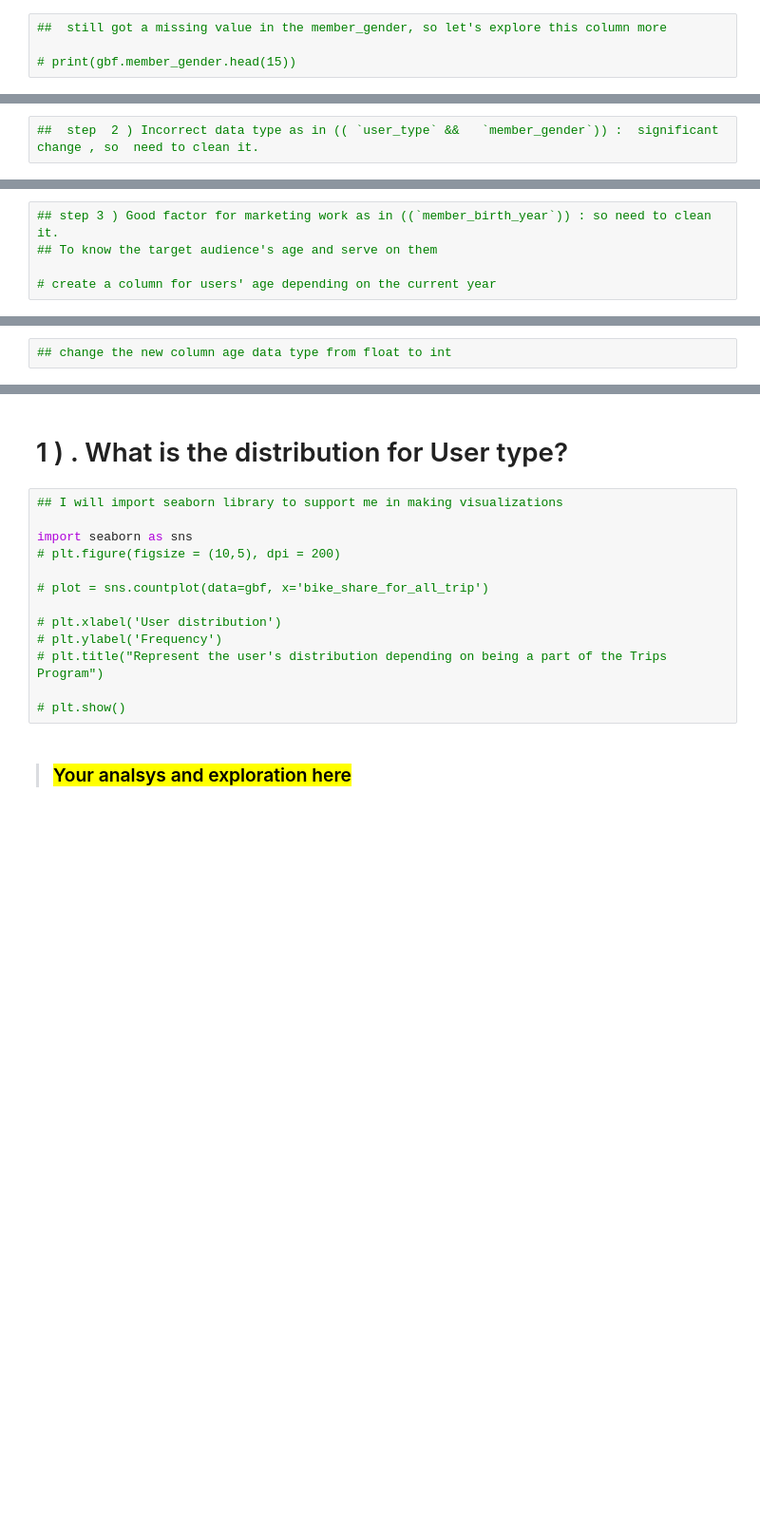
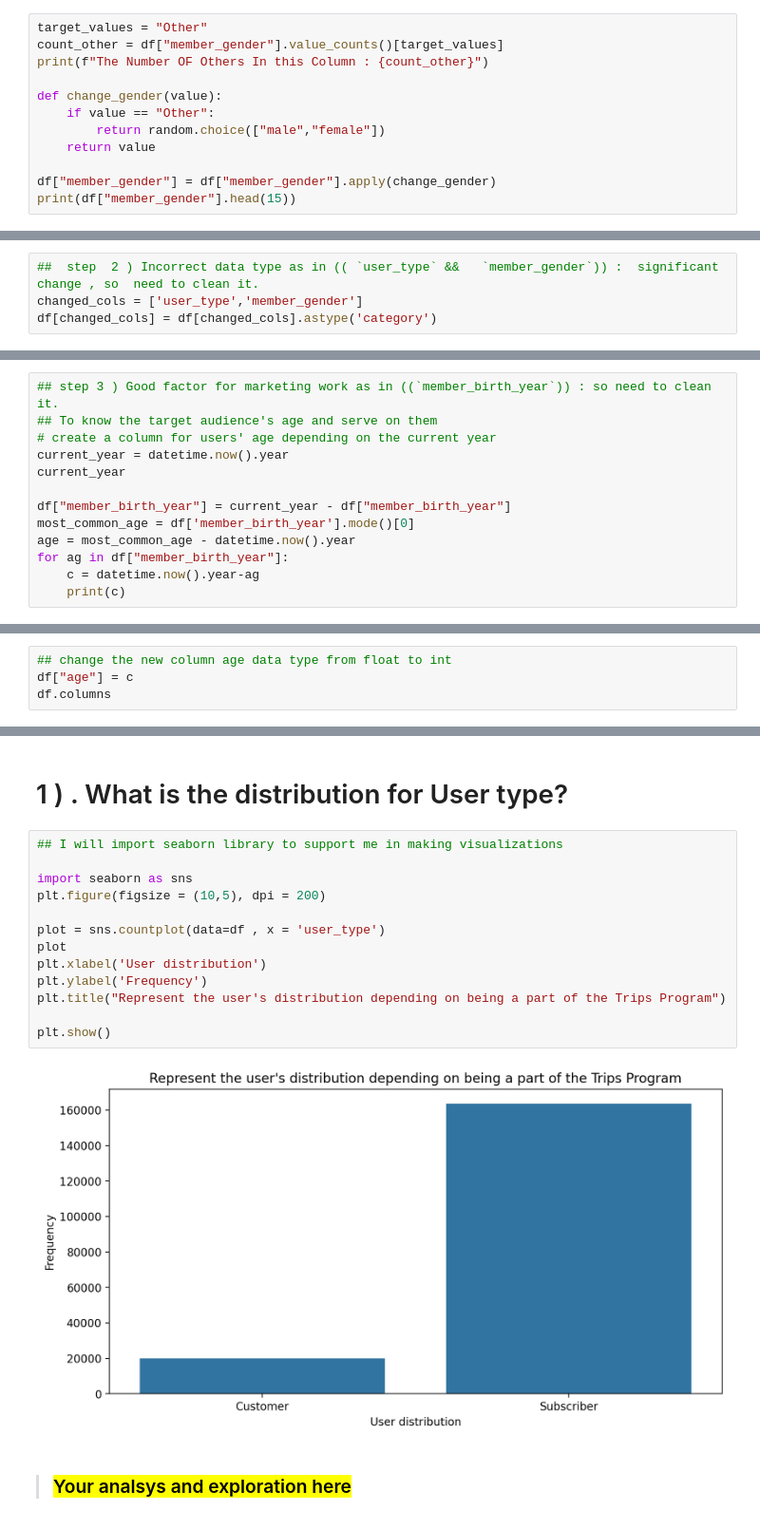
Before and after one commit to Mohamed-Abdallah01/Machine_Learning_AMIT_Course_24, a Jupyter notebook: Matrials/PythonForML/Projects/final_project/datasciece-Final-Project.ipynb, the cells around one changed output, grey strips where cells are left out. Shown at 95% size. Saved outputs shown, nothing was run; the diff lists cells and outputs as text; blank space fills up the shorter version.

```diff
--- a/Matrials/PythonForML/Projects/final_project/datasciece-Final-Project.ipynb
+++ b/Matrials/PythonForML/Projects/final_project/datasciece-Final-Project.ipynb
@@ -288,4 +348,12 @@ memory usage: 22.4+ MB
 # %%
-##  still got a missing value in the member_gender, so let's explore this column more
+target_values = "Other"
+count_other = df["member_gender"].value_counts()[target_values]
+print(f"The Number OF Others In this Column : {count_other}")
 
-# print(gbf.member_gender.head(15))
+def change_gender(value):
+    if value == "Other":
+        return random.choice(["male","female"])
+    return value
+
+df["member_gender"] = df["member_gender"].apply(change_gender)
+print(df["member_gender"].head(15))
@@ -327,5 +466,7 @@ memory usage: 22.4+ MB
 > 3 ) **Good factor** for marketing work as in ((`member_birth_year`)) : so I need to clean it.
 # %%
 ##  step  2 ) Incorrect data type as in (( `user_type` &&	`member_gender`)) :  significant change , so  need to clean it.
+changed_cols = ['user_type','member_gender']
+df[changed_cols] = df[changed_cols].astype('category')
 # %%
 ## check your work
@@ -332,5 +481,13 @@ memory usage: 22.4+ MB
 # %%
 ## step 3 ) Good factor for marketing work as in ((`member_birth_year`)) : so need to clean it.
 ## To know the target audience's age and serve on them
+# create a column for users' age depending on the current year
+current_year = datetime.now().year
+current_year
 
-# create a column for users' age depending on the current year
+df["member_birth_year"] = current_year - df["member_birth_year"]
+most_common_age = df['member_birth_year'].mode()[0]
+age = most_common_age - datetime.now().year
+for ag in df["member_birth_year"]:
+    c = datetime.now().year-ag
+    print(c)
@@ -338,3 +513,5 @@ memory usage: 22.4+ MB
 ## check your work
 # %%
 ## change the new column age data type from float to int
+df["age"] = c
+df.columns
@@ -364,16 +566,18 @@ and prepare yourself to look at relationships between variables.
 # %%
 ## I will import seaborn library to support me in making visualizations
 
 import seaborn as sns
-# plt.figure(figsize = (10,5), dpi = 200)
+plt.figure(figsize = (10,5), dpi = 200)
 
-# plot = sns.countplot(data=gbf, x='bike_share_for_all_trip')
+plot = sns.countplot(data=df , x = 'user_type')
+plot
+plt.xlabel('User distribution')
+plt.ylabel('Frequency')
+plt.title("Represent the user's distribution depending on being a part of the Trips Program")
 
-# plt.xlabel('User distribution')
-# plt.ylabel('Frequency')
-# plt.title("Represent the user's distribution depending on being a part of the Trips Program")
-
-# plt.show()
+plt.show()
+# %% [output]
+[figure, added]
 # %% [markdown]
 > ### <mark>Your analsys and exploration here </mark>
 # %% [markdown]
```
Also changed, not shown: parts of 22 cells of this notebook, 1 other file.
